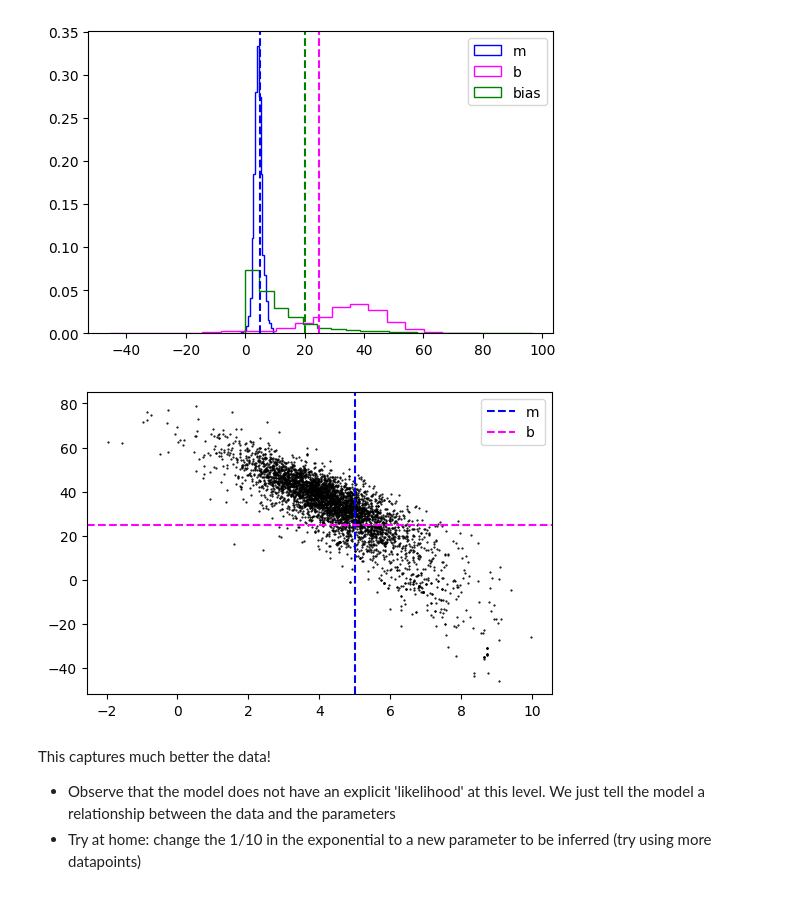
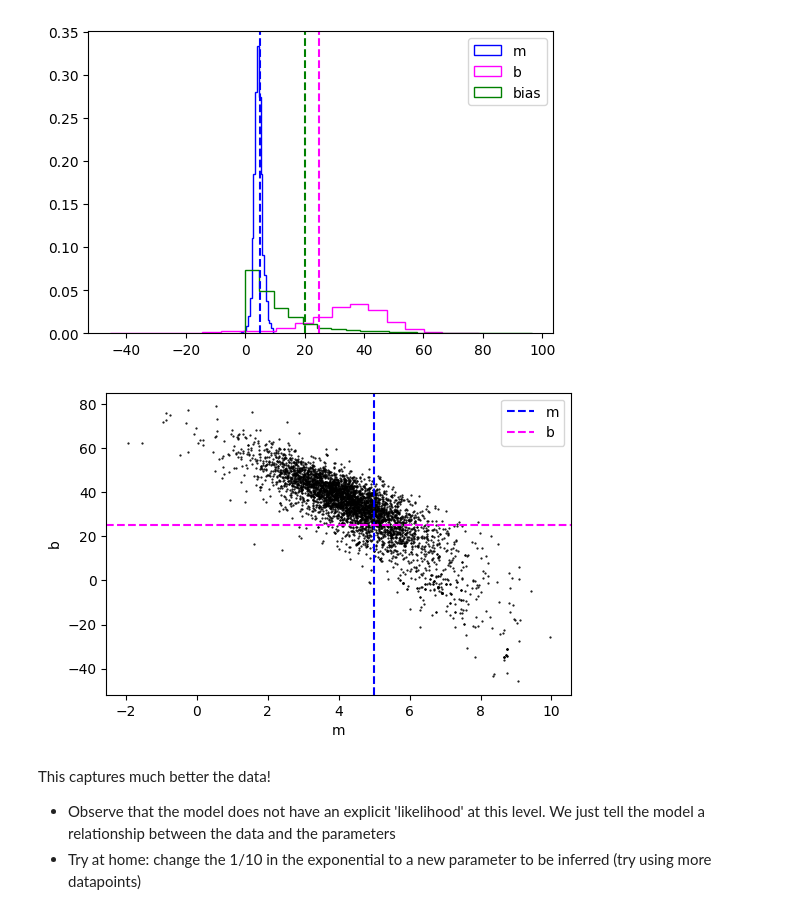
Before and after one commit to sequi76/Bayesian_ML_for_scientific_research, a Jupyter notebook: lecture1/practice/linear-regression.ipynb, the cells around one changed output. Cells and saved outputs as stored; diff of their text form; code cells hidden in the pictures.

```diff
--- a/lecture1/practice/linear-regression.ipynb
+++ b/lecture1/practice/linear-regression.ipynb
@@ -425,11 +435,13 @@ plt.show()
 # %%
 plt.scatter(df['m'],df['b'], s=0.3, color='black')
 plt.axvline(m, linestyle='dashed', label='m', color='blue')
 plt.axhline(b, linestyle='dashed', label='b', color='magenta')
+plt.xlabel('m')
+plt.ylabel('b')
 plt.legend()
 plt.show()
 # %% [output]
-[figure, old version]
+[figure, new version]
 # %% [markdown]
 This captures much better the data!
 
```
Also changed, not shown: parts of 8 cells of this notebook, 8 other files.
